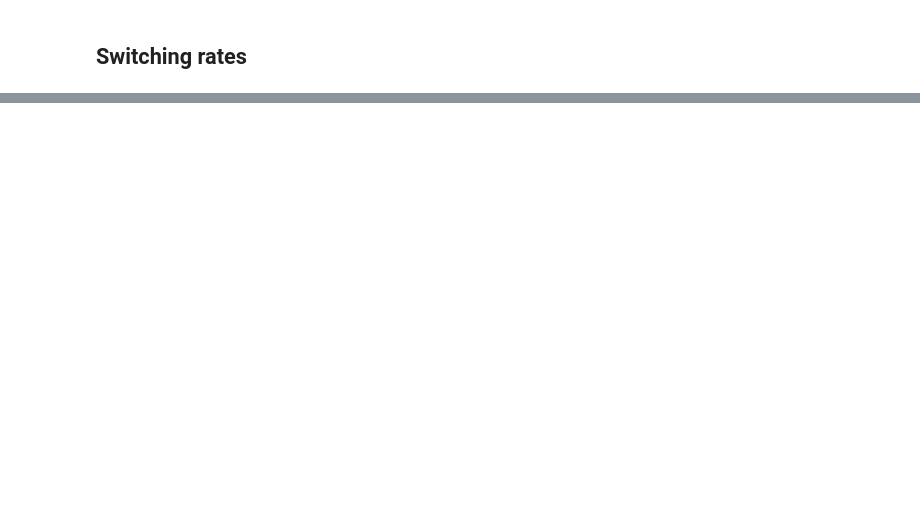
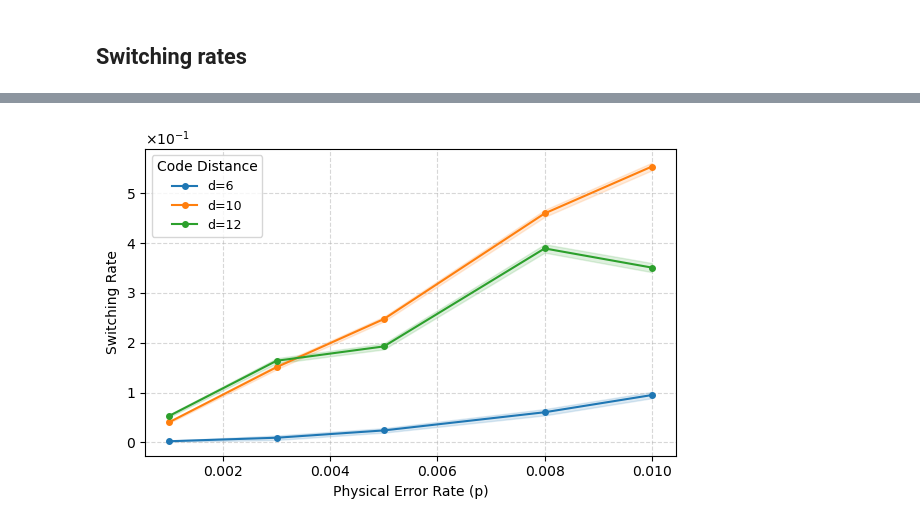
Before and after one commit to acatspirit/realtime_decoding_qldpc, a Jupyter notebook: notebooks/decoder_switching.ipynb, the cells around one changed output, grey strips where cells are left out. Saved outputs shown, nothing was run; the diff lists cells and outputs as text; code cells hidden in the pictures; blank space fills up the shorter version.

```diff
--- a/notebooks/decoder_switching.ipynb
+++ b/notebooks/decoder_switching.ipynb
@@ -1326,0 +1874,84 @@ KeyboardInterrupt:
+# %%
+import pandas as pd
+import numpy as np
+import matplotlib.pyplot as plt
+from matplotlib.ticker import ScalarFormatter
+
+# 1. Load the data
+# Replace with your actual path
+path = "/Users/ariannameinking/Documents/Brown_Research/realtime_decoding_qldpc/bplsd_relaybp.csv"
+df = pd.read_csv(path)
+
+# 2. Configuration and Filtering
+# Filter for Surface Code only
+df_rsc = df[df['code_type'] == 'RSC']
+
+# If your CSV contains multiple cutoff values, you should filter for one specific cutoff
+# to avoid overlapping data points on the p-axis.
+# For example: df_rsc = df_rsc[df_rsc['cutoff'] == 0.01]
+
+ds = sorted(df_rsc['d'].unique())
+
+# Define colors for different distances d
+d_colors = {6: '#1f77b4', 10: '#ff7f0e', 12: '#2ca02c'}
+
+# 3. Create the Plot
+fig, ax = plt.subplots(figsize=(6, 4))
+
+for d_val in ds:
+    # Filter data for this specific distance
+    data_d = df_rsc[df_rsc['d'] == d_val]
+
+    if data_d.empty:
+        continue
+
+    # --- WEIGHTED AVERAGE LOGIC ---
+    # We group by p to calculate the total switching rate and combined uncertainty
+    # Switching Rate = sum(switches) / sum(shots)
+    agg_data = data_d.groupby('p').apply(
+        lambda x: pd.Series({
+            'switch_rate': x['num_switches'].sum() / x['num_shots'].sum(),
+            'total_shots': x['num_shots'].sum()
+        })
+    ).reset_index()
+
+    # Sort by p for smooth line drawing
+    agg_data = agg_data.sort_values('p')
+
+    # Uncertainty shading: 1 / sqrt(total combined shots)
+    y_err = 1 / np.sqrt(agg_data['total_shots'])
+
+    color = d_colors.get(d_val, 'black')
+
+    # Plot the Switching Rate vs Physical Error Rate p
+    ax.plot(agg_data['p'], agg_data['switch_rate'],
+            label=f"d={d_val}",
+            color=color,
+            marker='o', markersize=4, linewidth=1.5)
+
+    # Shade the error region
+    ax.fill_between(agg_data['p'],
+                    agg_data['switch_rate'] - y_err,
+                    agg_data['switch_rate'] + y_err,
+                    color=color, alpha=0.15)
+
+# 4. Formatting
+ax.set_xlabel('Physical Error Rate (p)')
+ax.set_ylabel('Switching Rate')
+# ax.set_title('Surface Code Switching Rate',
+#              fontsize=10, fontweight='bold')
+
+# Apply scientific notation with power of 10 at the top
+formatter = ScalarFormatter(useMathText=True)
+formatter.set_scientific(True)
+formatter.set_powerlimits((0, 0))
+ax.yaxis.set_major_formatter(formatter)
+
+ax.grid(True, which='both', linestyle='--', alpha=0.5)
+ax.legend(title="Code Distance", loc='upper left', fontsize=9, frameon=True)
+
+plt.tight_layout()
+# plt.savefig("rsc_switching_vs_p.pdf", bbox_inches='tight')
+plt.show()
+# %% [output]
+[figure, added]
```
Also changed, not shown: parts of 8 cells of this notebook, 10 other files.
